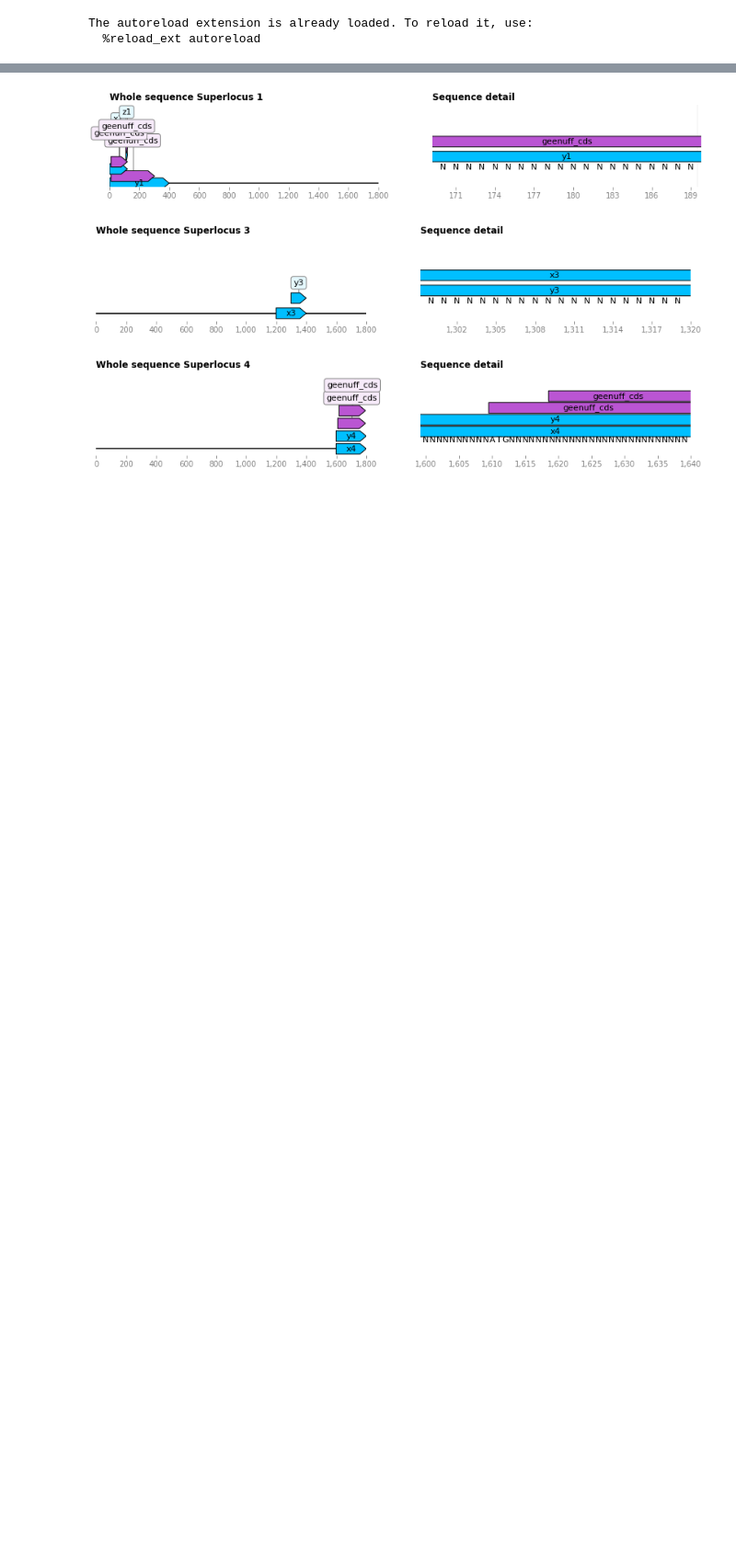
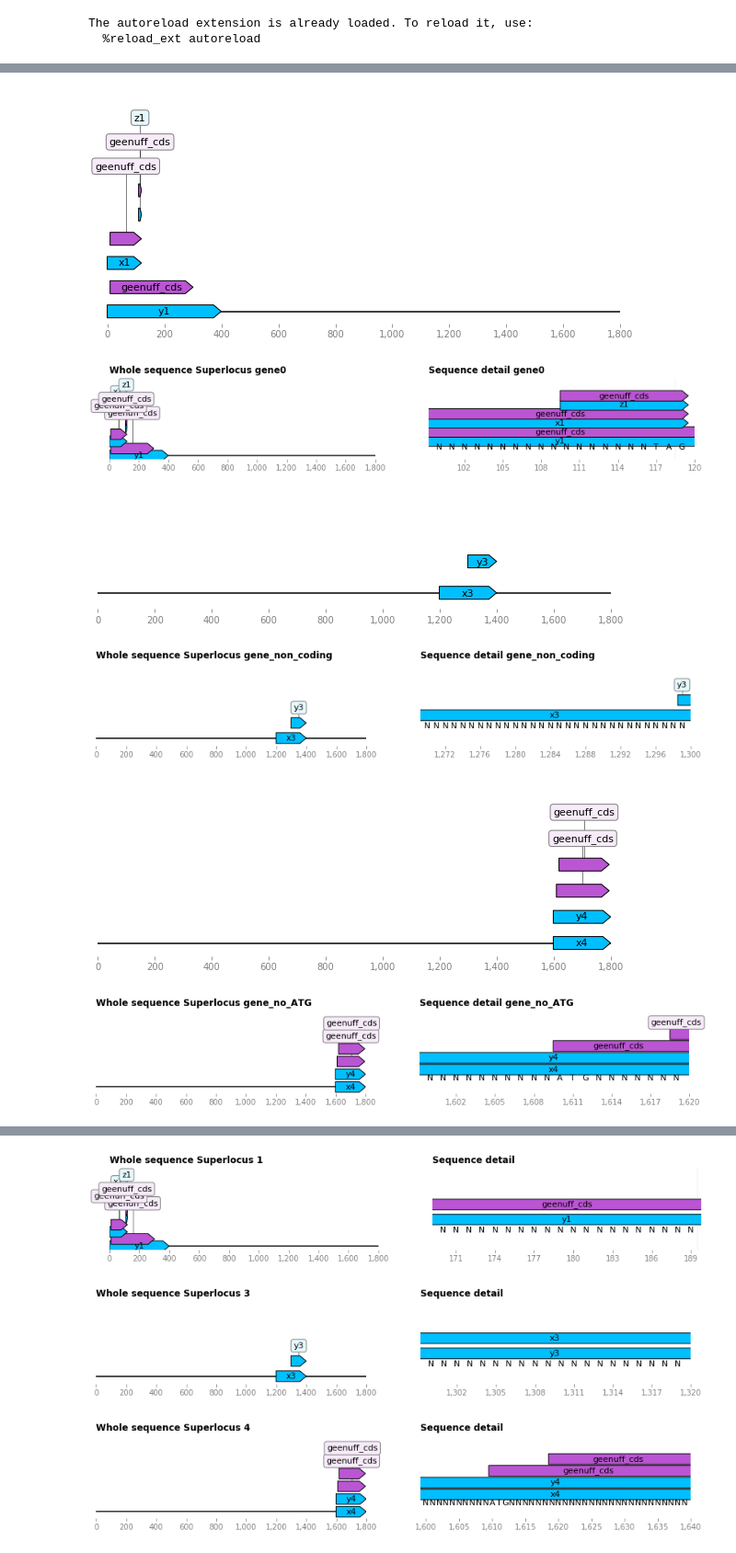
Before and after one commit to gglyptodon/GeenuFF, a Jupyter notebook: example_notebooks/example_vis.ipynb, the cells around one changed output, grey strips where cells are left out. Shown at 92% size. Saved outputs shown, nothing was run; the diff lists cells and outputs as text; code cells hidden in the pictures; blank space fills up the shorter version.

Commit message:
some wrapping, added drawable collection of superloci

```diff
--- a/example_notebooks/example_vis.ipynb
+++ b/example_notebooks/example_vis.ipynb
@@ -52,6 +19,0 @@ def deserialize_geenuff(dct):
-# %%
-
-superloci, coords = deserialize_geenuff(example_data[0])
-for i in superloci:
-    print ([item.features for item in i.transcripts])
-print (coords.sequence)
@@ -126,0 +20,18 @@ def convert_strand_info(geenuff_is_plus_strand): #todo
+# %%
+gc = GeenuffCollection.from_dct(example_data[0])
+zoomies = [(100,120),(1270,1300), (1600,1620)]
+collection = []
+for j,i in enumerate(gc.super_loci):
+    #print ([item.features for item in i.transcripts])
+    tmp = DrawableSuperLocus(super_locus=i,coordinate_piece=gc.coordinate_piece)
+    collection.append(tmp)
+    tmp.draw()
+    tmp.draw(zoom_coordinates = zoomies[j])
+#print (gc.coordinate_piece.sequence)
+# %% [output]
+[figure, added]
+[figure, added]
+[figure, added]
+[figure, added]
+[figure, added]
+[figure, added]
```
Also changed, not shown: parts of 9 cells of this notebook, 1 other file.
